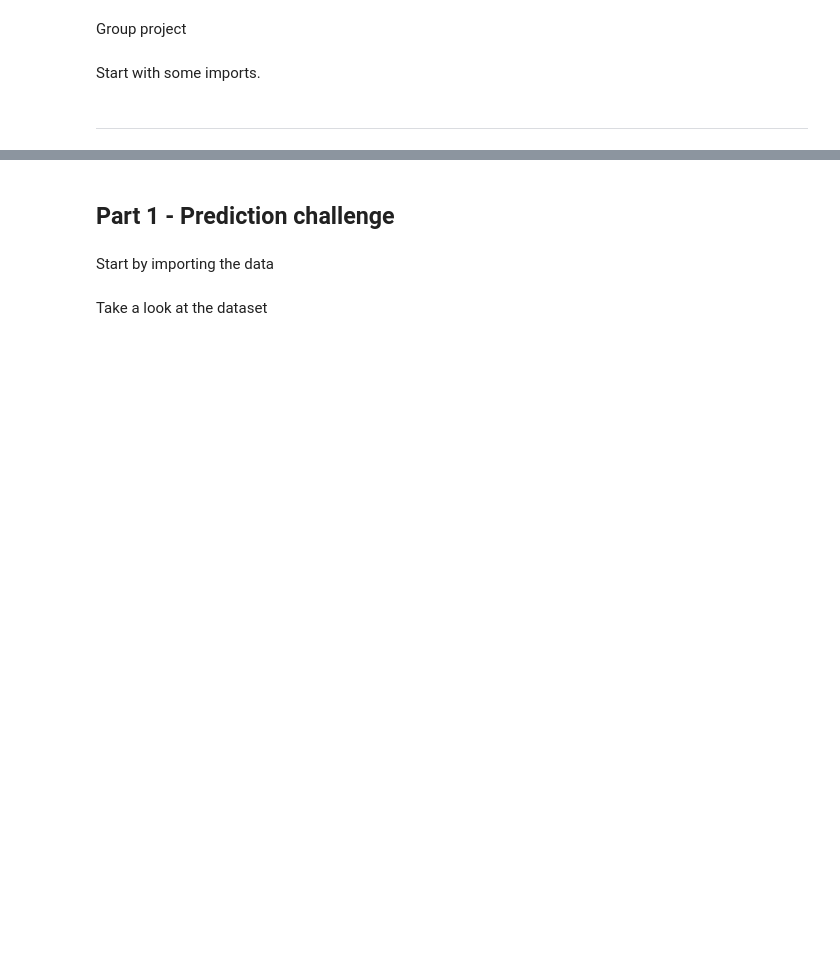
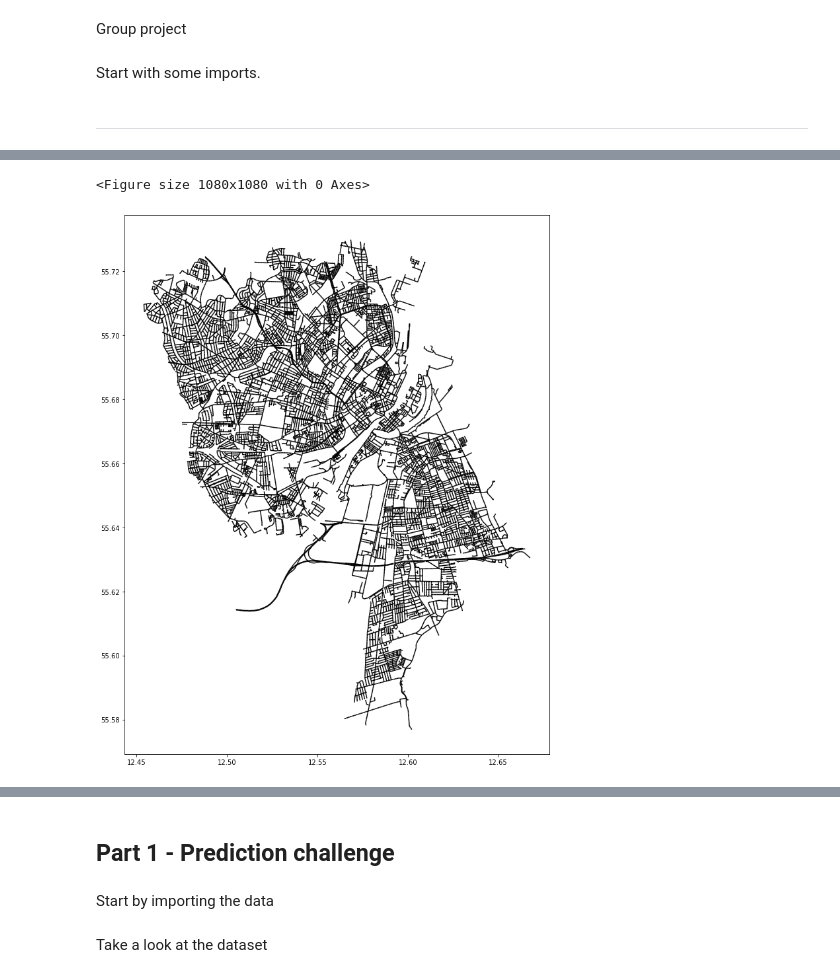
Before and after one commit to AndroCrunch/BusinessAnalytics13, a Jupyter notebook: Jupiter_project.ipynb, the cells around one changed output, grey strips where cells are left out. Saved outputs shown, nothing was run; the diff lists cells and outputs as text; code cells hidden in the pictures; blank space fills up the shorter version.

```diff
--- a/Jupiter_project.ipynb
+++ b/Jupiter_project.ipynb
@@ -11,0 +51,8 @@ import pandas as pd
+# %%
+import geopandas as gpd
+import urllib
+
+url = "https://kkkortdata.spatialsuite.dk/airview/CAV_25May2021.geojson"
+remote_data = urllib.request.urlopen(url)
+map_data = gpd.read_file(remote_data)
+map_data.head()
@@ -11,0 +66,8 @@ import pandas as pd
+# %%
+map_data.Mixed_BC=0
+plt.figure(figsize=(15,15))
+map_data.plot(column="Mixed_BC", cmap="gray",figsize=(15,15))
+plt.show()
+# %% [output]
+<Figure size 1080x1080 with 0 Axes>
+[figure, added]
```
Also changed, not shown: parts of 12 cells of this notebook, 1 other file.
